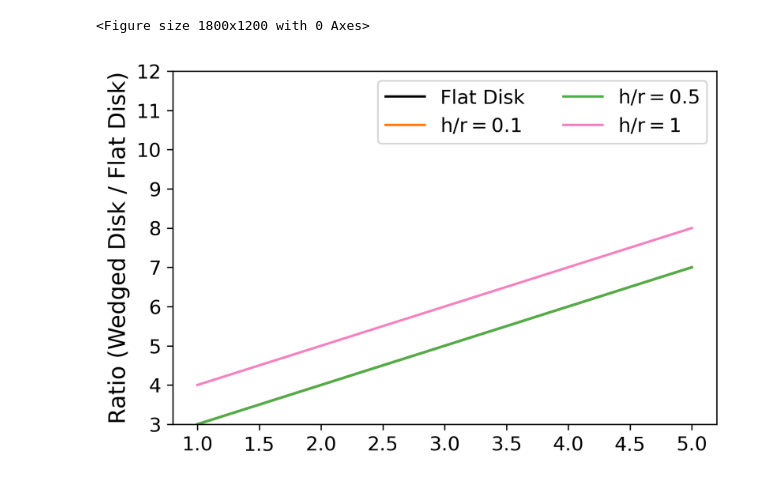
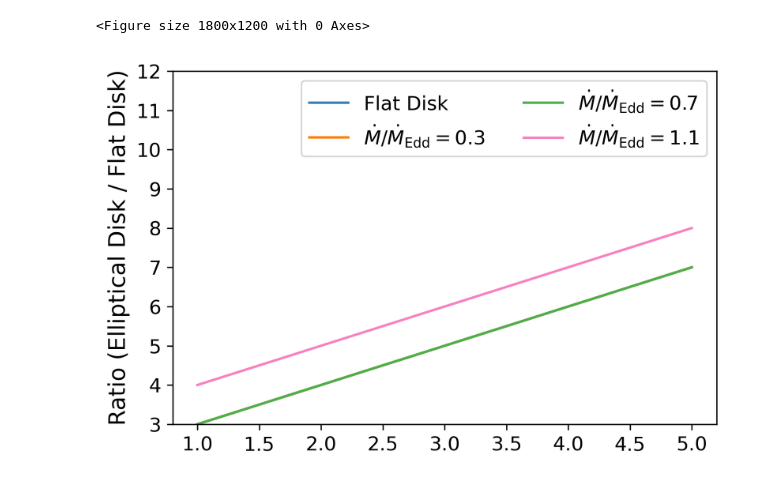
Before and after one commit to wilkinsdr/raytrace_cpu, a Jupyter notebook: python/Shakura.ipynb, the cells around one changed output. Cells and saved outputs as stored; diff of their text form; code cells hidden in the pictures.

Commit message:
changes for flat disk

```diff
--- a/python/Shakura.ipynb
+++ b/python/Shakura.ipynb
@@ -119,28 +119,30 @@ plt.show()
 # %%
 x = [1, 2, 3, 4, 5]
 y1 = [3, 4, 5, 6, 7]
 y2 = [3, 4, 5, 6, 7]
 y3 = [4, 5, 6, 7, 8]
 y4 = [5, 6, 7, 8, 9]
 
 colors = ['#377eb8', '#ff7f00', '#4daf4a',
                   '#f781bf', '#a65628', '#984ea3',
                   '#999999', '#e41a1c', '#dede00']
 
 # Plot the lines with different colors
-plt.plot(x, y2, label='Flat Disk', color='black')
-plt.plot(x, y1, label=r'$\mathrm{h} / \mathrm{r} = 0.1$', color=colors[1])
-plt.plot(x, y1, label=r'$\mathrm{h} / \mathrm{r} = 0.5$', color=colors[2])
-plt.plot(x, y3, label=r'$\mathrm{h} / \mathrm{r} = 1$', color=colors[3])
+plt.plot(x, y2, label='Flat Disk', color=colors[0])
+#plt.plot(x, y1, label=r'$\mathrm{h} / \mathrm{r} = 0.1$', color=colors[1])
+
+plt.plot(x, y1, label=r'$\dot{M} / \dot{M}_{\mathrm{Edd}} = 0.3$', color=colors[1])
+plt.plot(x, y1, label=r'$\dot{M} / \dot{M}_{\mathrm{Edd}} = 0.7$', color=colors[2])
+plt.plot(x, y3, label=r'$\dot{M} / \dot{M}_{\mathrm{Edd}} = 1.1$', color=colors[3])
 #plt.plot(x, y4, label='Flat Disk', color=colors[0])
 
 # Add legend with two columns
 plt.legend(ncol=2)
 plt.ylim((3, 12))
-plt.ylabel('Ratio (Wedged Disk / Flat Disk)')
+plt.ylabel('Ratio (Elliptical Disk / Flat Disk)')
 #plt.ylabel(r'$\mathrm{h}_\mathrm{c} = 20$ $\mathrm{r}_\mathrm{g}$')
 
 # Show the plot
 plt.show()
 # %% [output]
-[figure, old version]
+[figure, new version]
```
Also changed, not shown: 5 other files.
